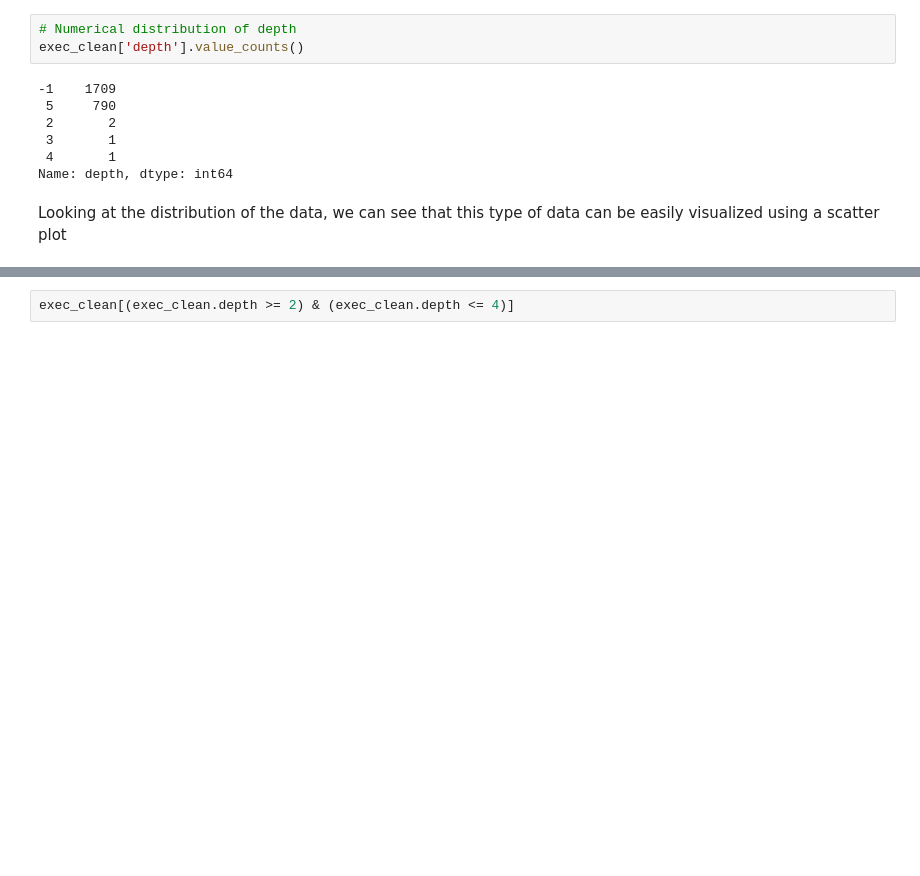
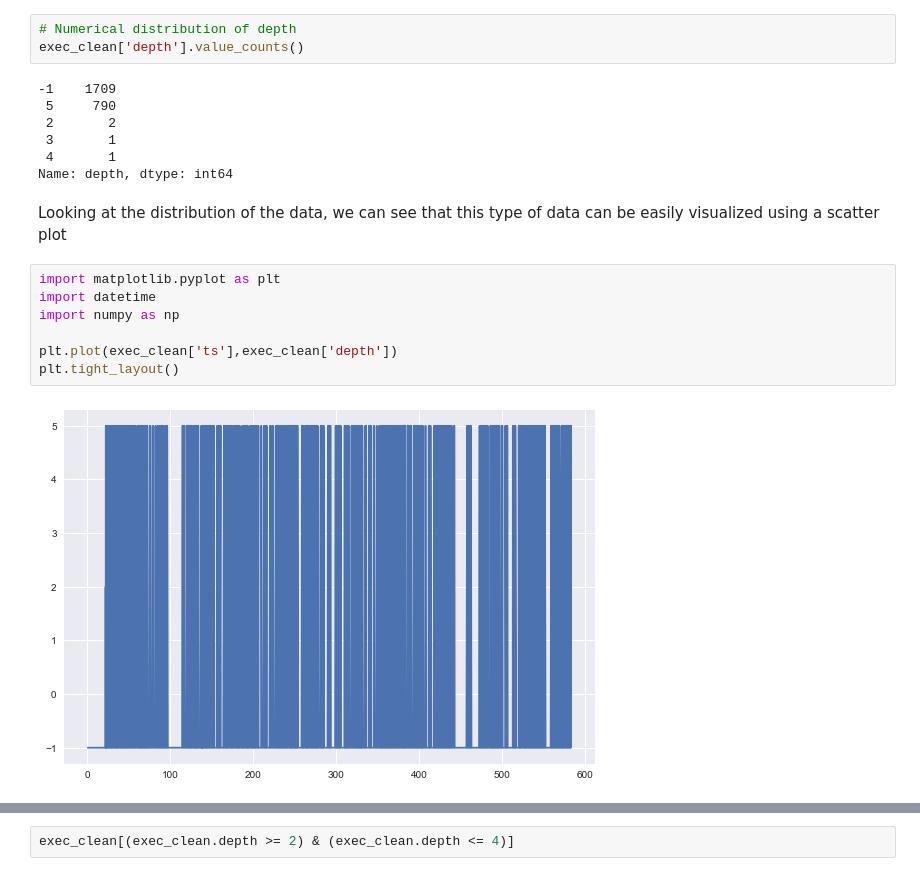
Before and after one commit to JosephKevin/TimeSeriesPrediction, a Jupyter notebook: ts_prediction_playground.ipynb, the cells around one changed output, grey strips where cells are left out. Saved outputs shown, nothing was run; the diff lists cells and outputs as text; blank space fills up the shorter version.

```diff
--- a/ts_prediction_playground.ipynb
+++ b/ts_prediction_playground.ipynb
@@ -80,6 +80,15 @@ exec_clean['depth'].value_counts()
 Name: depth, dtype: int64
 # %% [markdown]
 Looking at the distribution of the data, we can see that this type of data can be easily visualized using a scatter plot
+# %%
+import matplotlib.pyplot as plt
+import datetime
+import numpy as np
+
+plt.plot(exec_clean['ts'],exec_clean['depth'])
+plt.tight_layout()
+# %% [output]
+[figure, added]
 # %%
 g = sns.FacetGrid(exec_clean)
 g.map(plt.scatter, "ts", "depth")
```
Also changed, not shown: parts of 5 cells of this notebook, 1 other file.
